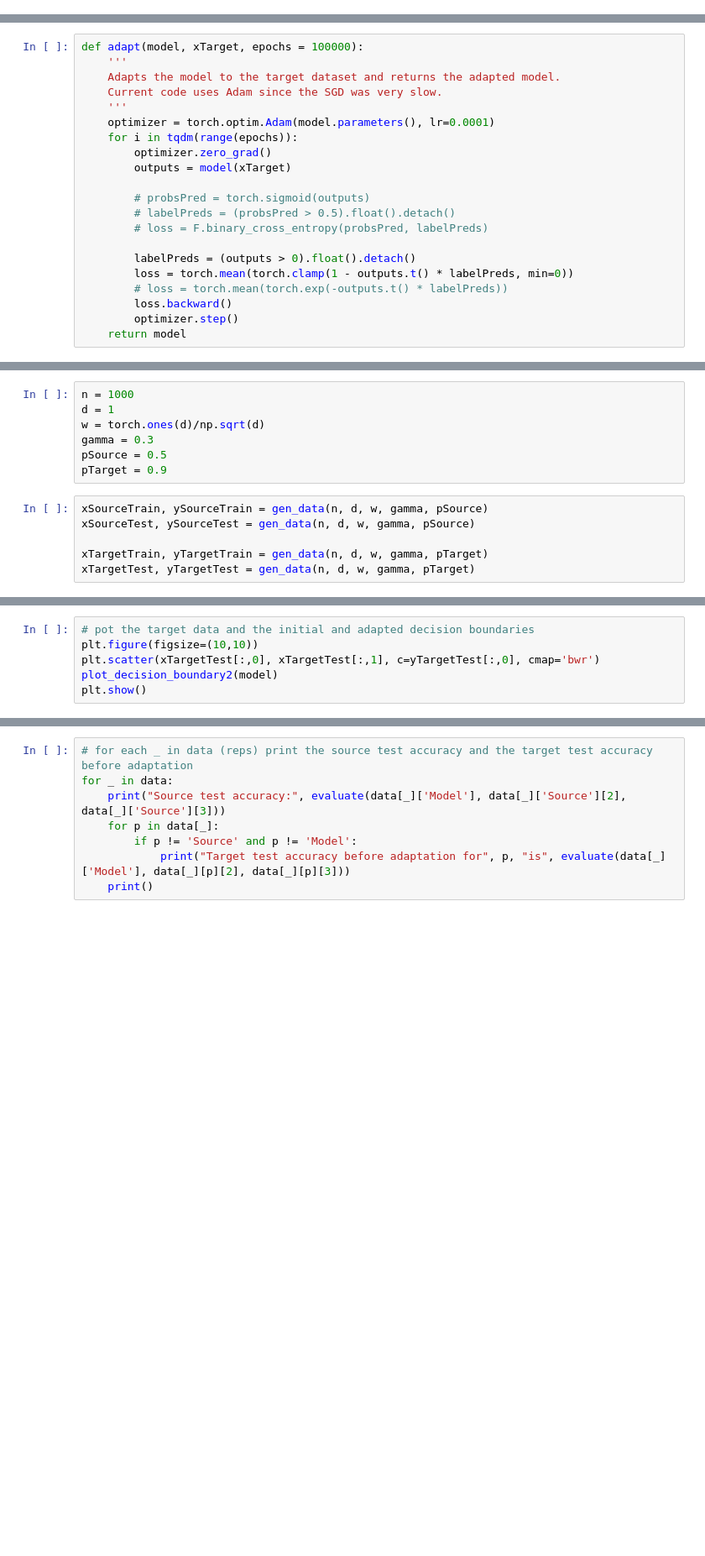
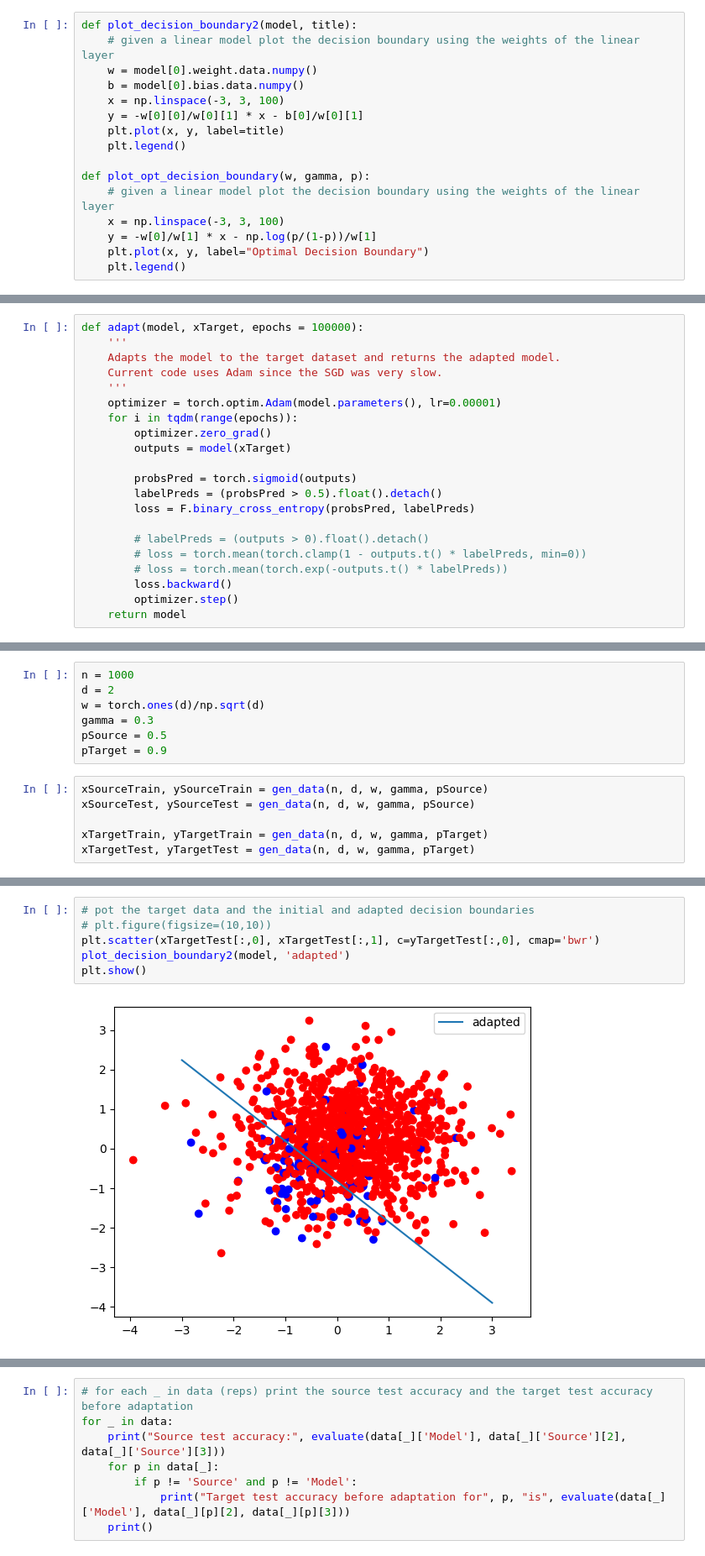
Before and after one commit to sky1712/Label-shift, a Jupyter notebook: LS2.ipynb, the cells around one changed output, grey strips where cells are left out. Shown at 84% size. Cells and saved outputs as stored; diff of their text form; blank space fills up the shorter version.

```diff
--- a/LS2.ipynb
+++ b/LS2.ipynb
@@ -7,6 +7,22 @@ import numpy as np
 from tqdm import tqdm
 import collections
 import copy
+# %%
+def plot_decision_boundary2(model, title):
+    # given a linear model plot the decision boundary using the weights of the linear layer
+    w = model[0].weight.data.numpy()
+    b = model[0].bias.data.numpy()
+    x = np.linspace(-3, 3, 100)
+    y = -w[0][0]/w[0][1] * x - b[0]/w[0][1]
+    plt.plot(x, y, label=title)
+    plt.legend()
+
+def plot_opt_decision_boundary(w, gamma, p):
+    # given a linear model plot the decision boundary using the weights of the linear layer
+    x = np.linspace(-3, 3, 100)
+    y = -w[0]/w[1] * x - np.log(p/(1-p))/w[1]
+    plt.plot(x, y, label="Optimal Decision Boundary")
+    plt.legend()
 # %%
 def gen_data(n, d, w, gamma, p):
     ys = torch.distributions.Bernoulli(torch.tensor(p)).sample((n, 1))
@@ -38,17 +54,17 @@ def adapt(model, xTarget, epochs = 100000):
     Adapts the model to the target dataset and returns the adapted model.
     Current code uses Adam since the SGD was very slow.
     '''
-    optimizer = torch.optim.Adam(model.parameters(), lr=0.0001)
+    optimizer = torch.optim.Adam(model.parameters(), lr=0.00001)
     for i in tqdm(range(epochs)):
         optimizer.zero_grad()
         outputs = model(xTarget)
 
-        # probsPred = torch.sigmoid(outputs)
-        # labelPreds = (probsPred > 0.5).float().detach()
-        # loss = F.binary_cross_entropy(probsPred, labelPreds)
+        probsPred = torch.sigmoid(outputs)
+        labelPreds = (probsPred > 0.5).float().detach()
+        loss = F.binary_cross_entropy(probsPred, labelPreds)
 
-        labelPreds = (outputs > 0).float().detach()
-        loss = torch.mean(torch.clamp(1 - outputs.t() * labelPreds, min=0))
+        # labelPreds = (outputs > 0).float().detach()
+        # loss = torch.mean(torch.clamp(1 - outputs.t() * labelPreds, min=0))
         # loss = torch.mean(torch.exp(-outputs.t() * labelPreds))
         loss.backward()
         optimizer.step()
@@ -58,7 +74,7 @@ def evaluate(model, x, y):
     return((model(x) > 0) == y).float().mean().item()
 # %%
 n = 1000
-d = 1
+d = 2
 w = torch.ones(d)/np.sqrt(d)
 gamma = 0.3
 pSource = 0.5
@@ -93,6 +107,8 @@ Accuracy on target is: 0.9210000038146973
 # %%
 # pot the target data and the initial and adapted decision boundaries
-plt.figure(figsize=(10,10))
+# plt.figure(figsize=(10,10))
 plt.scatter(xTargetTest[:,0], xTargetTest[:,1], c=yTargetTest[:,0], cmap='bwr')
-plot_decision_boundary2(model)
+plot_decision_boundary2(model, 'adapted')
 plt.show()
+# %% [output]
+[figure, added]
```
Also changed, not shown: parts of 23 cells of this notebook, 3 other files.
